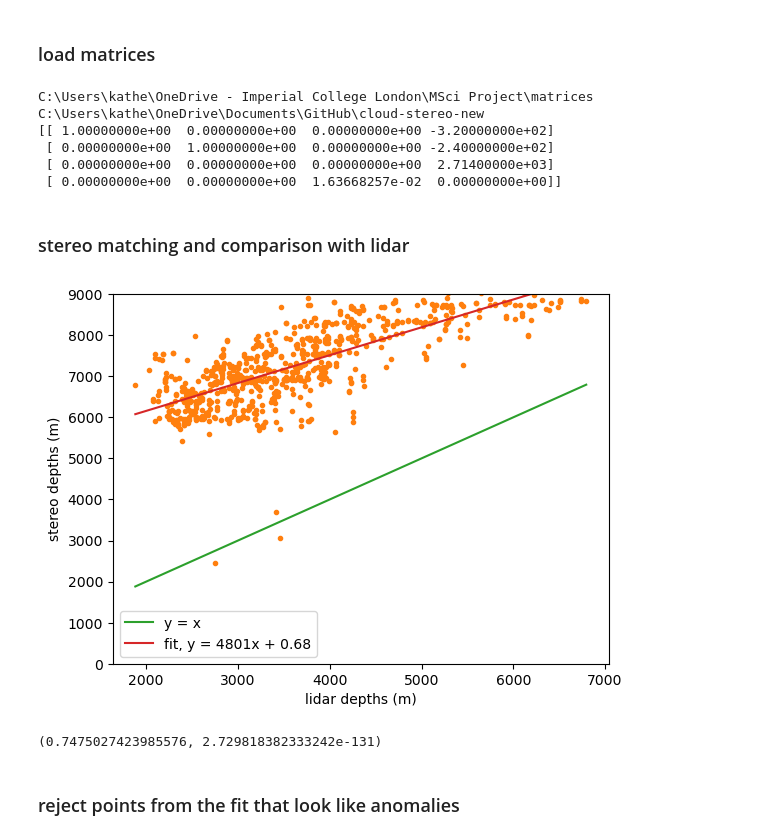
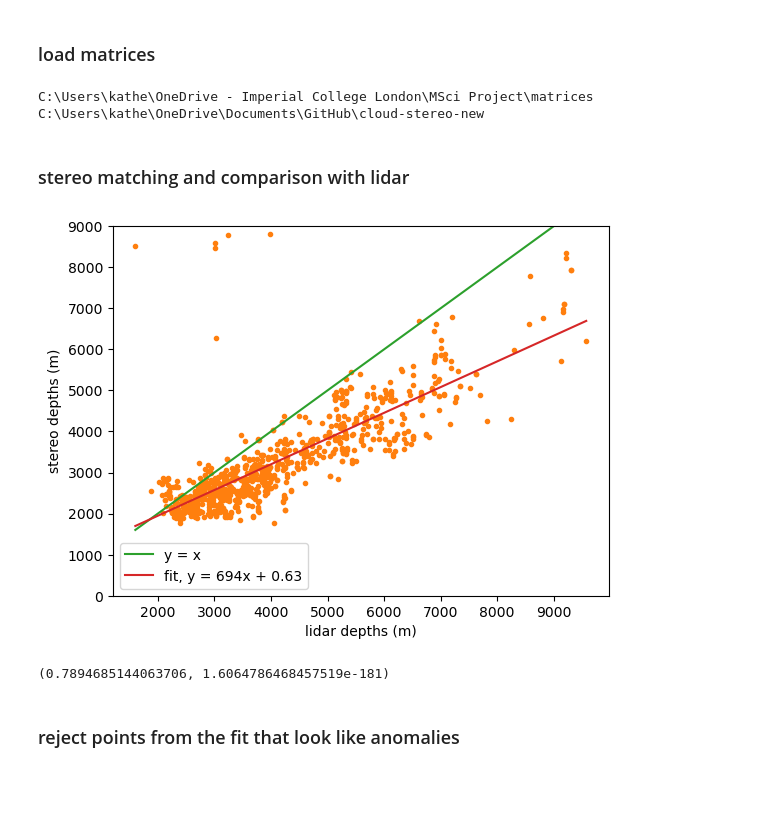
Before and after one commit to kemarrow/cloud-stereo-new, a Jupyter notebook: UndistortRectifyMultiple.ipynb, the cells around one changed output. Saved outputs shown, nothing was run; the diff lists cells and outputs as text; code cells hidden in the pictures; blank space fills up the shorter version.

```diff
--- a/UndistortRectifyMultiple.ipynb
+++ b/UndistortRectifyMultiple.ipynb
@@ -385,21 +385,9 @@ roi_right = np.loadtxt(r'roi_right.csv', delimiter = ',')
 
 %cd "C:\Users\kathe\OneDrive\Documents\GitHub\cloud-stereo-new"
 stereo_cal = pickle.load( open( 'stereo_cal_mat.pkl', "rb" ) )
-
-
-Q_new = np.array([[1,0,0,-320],
-                [0,1,0,-240],
-                [0,0,0,2714],
-                [0,0,1/translation_vector[0], 0]])
-
-print(Q_new)
 # %% [output]
 C:\Users\kathe\OneDrive - Imperial College London\MSci Project\matrices
 C:\Users\kathe\OneDrive\Documents\GitHub\cloud-stereo-new
-[[ 1.00000000e+00  0.00000000e+00  0.00000000e+00 -3.20000000e+02]
- [ 0.00000000e+00  1.00000000e+00  0.00000000e+00 -2.40000000e+02]
- [ 0.00000000e+00  0.00000000e+00  0.00000000e+00  2.71400000e+03]
- [ 0.00000000e+00  0.00000000e+00  1.63668257e-02  0.00000000e+00]]
 # %% [markdown]
 ### stereo matching and comparison with lidar
 # %%
@@ -434,7 +422,7 @@ w, h = 640, 480
 #Create stereo matching object and set disparity parameters
 #Note: disparity range is tuned according to specific parameters obtained through trial and error.
 win_size = 8
-min_disp = 1
+min_disp = 0
 max_disp = 7
 num_disp = 16*max_disp - 16*min_disp # Needs to be divisible by 16
 
@@ -519,23 +507,26 @@ while(vidcapR.isOpened() and vidcapL.isOpened()):
 
         #assume both images have same height and width
 
-        new_camera_matrixleft, roi = cv.getOptimalNewCameraMatrix(CamM_left,Distort_left,(w,h),1,(w,h))
-        new_camera_matrixright, roi = cv.getOptimalNewCameraMatrix(CamM_right,Distort_right,(w,h),1,(w,h))
+        new_camera_matrixleft, roi = cv.getOptimalNewCameraMatrix(CamM_left,Distort_left,(w,h),0,(w,h))
+        new_camera_matrixright, roi = cv.getOptimalNewCameraMatrix(CamM_right,Distort_right,(w,h),0,(w,h))
 
         #Undistort images
-        imgR_undistorted = cv.undistort(imgR, CamM_right, Distort_right, None, new_camera_matrixright)
-        imgL_undistorted = cv.undistort(imgL, CamM_left, Distort_left, None, new_camera_matrixleft)
+        imgR_undistorted = cv.undistort(imgR, CamM_right, Distort_right, new_camera_matrixright)
+        imgL_undistorted = cv.undistort(imgL, CamM_left, Distort_left, new_camera_matrixleft)
 
         #creates new map for each camera with the rotation and pose (R and P) values
+#         mapLx, mapLy = cv.initUndistortRectifyMap(new_camera_matrixleft, Distort_left, Rleft, Pleft, (w,h), cv.CV_32FC1)
+#         mapRx, mapRy = cv.initUndistortRectifyMap(new_camera_matrixright, Distort_right, Rright, Pright, (w,h), cv.CV_32FC1)
         mapLx, mapLy = cv.initUndistortRectifyMap(new_camera_matrixleft, Distort_left, stereo_cal.get('Rleft'), stereo_cal.get('Pleft'), (w,h), cv.CV_32FC1)
         mapRx, mapRy = cv.initUndistortRectifyMap(new_camera_matrixright, Distort_right, stereo_cal.get('Rright'), stereo_cal.get('Pright'), (w,h), cv.CV_32FC1)
 
+
         # remaps each image to the new map
-        rimgR = cv.remap(imgR, mapRx, mapRy,
+        rimgR = cv.remap(imgR_undistorted, mapRx, mapRy,
                               interpolation=cv.INTER_NEAREST,
                               borderMode=cv.BORDER_CONSTANT,
                               borderValue=(0, 0, 0, 0))
-        rimgL = cv.remap(imgL, mapLx, mapLy,
+        rimgL = cv.remap(imgL_undistorted, mapLx, mapLy,
                               interpolation=cv.INTER_NEAREST,
                               borderMode=cv.BORDER_CONSTANT,
                               borderValue=(0, 0, 0, 0))
@@ -545,8 +536,8 @@ while(vidcapR.isOpened() and vidcapL.isOpened()):
 
         disp_masked = cv.bitwise_and(disparity_map, disparity_map, mask=mask_C1)
 
-        # im3d = cv.reprojectImageTo3D(disp_masked/16, stereo_cal.get('Q'), handleMissingValues = True)
-        im3d = cv.reprojectImageTo3D((disparity_map)/16, Q_new, handleMissingValues = True)
+        im3d = cv.reprojectImageTo3D((disp_masked-152.25)/16, stereo_cal.get('Q'), handleMissingValues = True)
+#         im3d = cv.reprojectImageTo3D((disparity_map)/16, Q_new, handleMissingValues = True)
 
         # remove areas where matching failed
         im3d[im3d == np.inf] = 0
@@ -586,36 +577,36 @@ while(vidcapR.isOpened() and vidcapL.isOpened()):
         if cv.waitKey(1) & 0xFF == ord('q'):
             break
     else:
         break
 
 
 # When everything done, release the video capture object
 vidcapL.release()
 vidcapR.release()
 
 # Closes all the frames
 cv.destroyAllWindows()
 
 # plot lidar and stereo depths
 plt.plot(lidar_depths, stereo_depths,'.')
 plt.xlabel('lidar depths (m)')
 plt.ylabel('stereo depths (m)')
 plt.ylim(0, 9000)
 coefs = np.polynomial.polynomial.polyfit(lidar_depths, stereo_depths, 1)
 
 ffit = np.poly1d(coefs[::-1])
 x_new = np.linspace(min(lidar_depths), max(lidar_depths))
 plt.plot(x_new, x_new, label='y = x')
 plt.plot(x_new, ffit(x_new), label= f'fit, y = {int(coefs[0])}x + %.2f' % coefs[1])
 plt.legend()
-plt.savefig(f'{yearmonthday}_{hour}_scatterManualRectify.png', bbox_inches='tight')
+#plt.savefig(f'{yearmonthday}_{hour}_scatterManualRectify.png', bbox_inches='tight')
 plt.show()
 
 from scipy.stats import pearsonr
 print(pearsonr(lidar_depths, stereo_depths))
 # %% [output]
-[figure, old version]
+[figure, new version]
-(0.7475027423985576, 2.729818382333242e-131)
+(0.7894685144063706, 1.6064786468457519e-181)
 # %% [markdown]
 ### reject points from the fit that look like anomalies
 # %%
```
Also changed, not shown: 4 other files.
